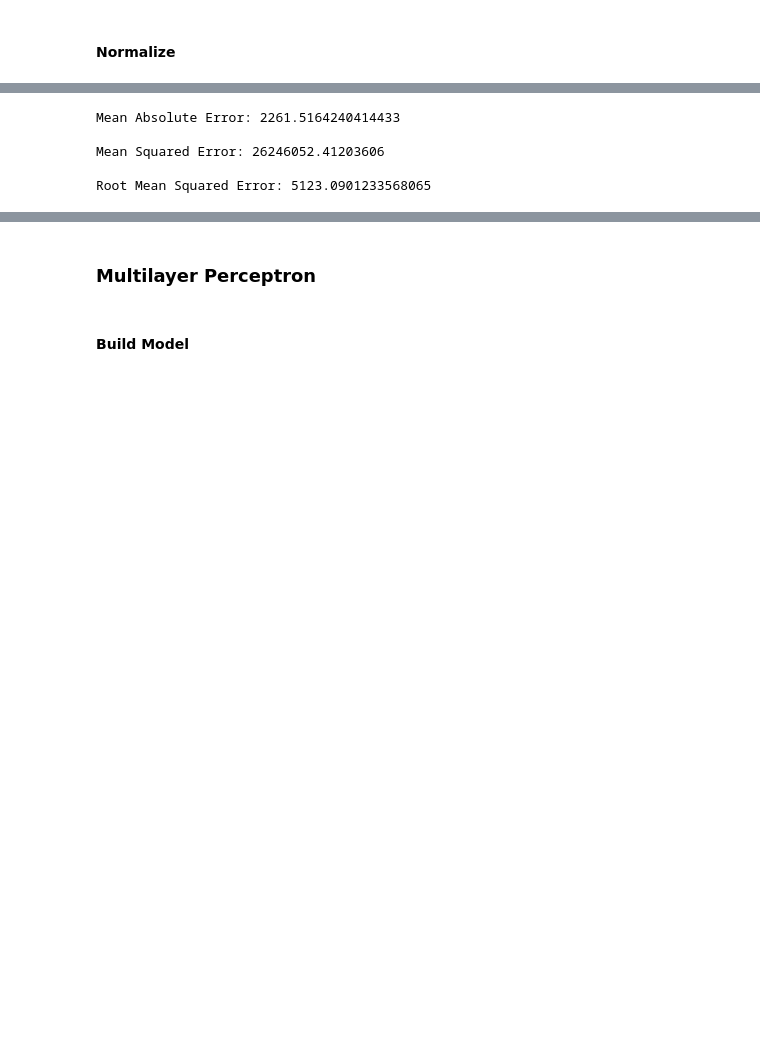
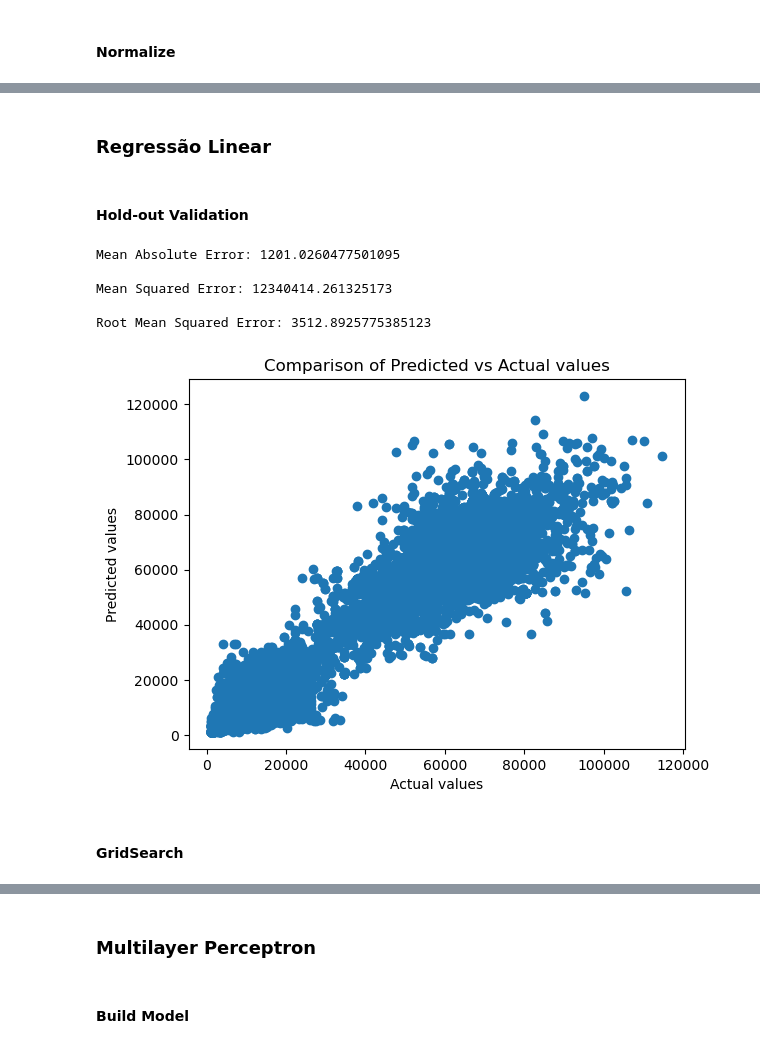
Before and after one commit to orlandopalmeira/Trabalho-DAA-2023-2024, a Jupyter notebook: Tarefa_1/tarefa_1_modelacao_2_dataset.ipynb, the cells around one changed output, grey strips where cells are left out. Cells and saved outputs as stored; diff of their text form; code cells hidden in the pictures; blank space fills up the shorter version.

```diff
--- a/Tarefa_1/tarefa_1_modelacao_2_dataset.ipynb
+++ b/Tarefa_1/tarefa_1_modelacao_2_dataset.ipynb
@@ -316,9 +293,2 @@ X_train, X_test, y_train, y_test = train_test_split(X, y, test_size=0.25, random
 # %% [markdown]
 #### Normalize
-# %%
-from sklearn.preprocessing import MinMaxScaler
-
-scaler_X = MinMaxScaler(feature_range=(0,1)).fit(X)
-scaler_y = MinMaxScaler(feature_range=(0,1)).fit(y)
-X_scaled = pd.DataFrame(scaler_X.transform(X[X.columns]), columns=X.columns)
-y_scaled = pd.DataFrame(scaler_y.transform(y[y.columns]), columns=y.columns)
@@ -325,3 +323,14 @@ y_scaled = pd.DataFrame(scaler_y.transform(y[y.columns]), columns=y.columns)
+# %%
+def denormalize(prediction, encoding=1):
+    if encoding == 0:
+        prediction = prediction.reshape(prediction.shape[0], 1)
+        prediction = scaler_y.inverse_transform(prediction)
+
+    elif encoding == 1:
+        prediction = prediction.reshape(prediction.shape[0], 1)
+        prediction = scaler_y.inverse_transform(prediction)
+
+    return prediction
 # %%
 from sklearn.metrics import classification_report, ConfusionMatrixDisplay
 from sklearn.metrics import mean_absolute_error
@@ -331,0 +343,17 @@ from sklearn.model_selection import GridSearchCV
+# %%
+def printMetrics(prediction):
+    print('Mean Absolute Error: ',end='')
+    print(mean_absolute_error(y_test, prediction))
+
+    print('\nMean Squared Error: ', end='')
+    print(mean_squared_error(y_test, prediction, squared=True))
+
+    print('\nRoot Mean Squared Error: ', end='')
+    print(mean_squared_error(y_test, prediction, squared=False))
+
+
+def plotPrediction(prediction):
+    plt.scatter(y_test, prediction)
+    plt.xlabel('Actual values')
+    plt.ylabel('Predicted values')
+    plt.title('Comparison of Predicted vs Actual values')
@@ -332,3 +362,7 @@ from sklearn.model_selection import GridSearchCV
+# %% [markdown]
+### Regressão Linear
+# %% [markdown]
+#### Hold-out Validation
 # %%
 from sklearn.tree import DecisionTreeRegressor
 
@@ -336,18 +370,19 @@ dtr = DecisionTreeRegressor(random_state=2023)
 
 dtr.fit(X_train, y_train)
 predictionDTR = dtr.predict(X_test)
+
+predictionDTR = denormalize(predictionDTR, encoding)
-# %%
-print('Mean Absolute Error: ',end='')
-print(mean_absolute_error(y_test, predictionDTR))
-
-print('\nMean Squared Error: ', end='')
-print(mean_squared_error(y_test, predictionDTR, squared=True))
-
-print('\nRoot Mean Squared Error: ', end='')
-print(mean_squared_error(y_test, predictionDTR, squared=False))
-# %% [output]
-Mean Absolute Error: 2261.5164240414433
-
-Mean Squared Error: 26246052.41203606
-
-Root Mean Squared Error: 5123.0901233568065
+# %%
+printMetrics(predictionDTR)
+# %% [output]
+Mean Absolute Error: 1201.0260477501095
+
+Mean Squared Error: 12340414.261325173
+
+Root Mean Squared Error: 3512.8925775385123
+# %%
+plotPrediction(predictionDTR)
+# %% [output]
+[figure, added]
+# %% [markdown]
+#### GridSearch
```
Also changed, not shown: parts of 59 cells of this notebook.
